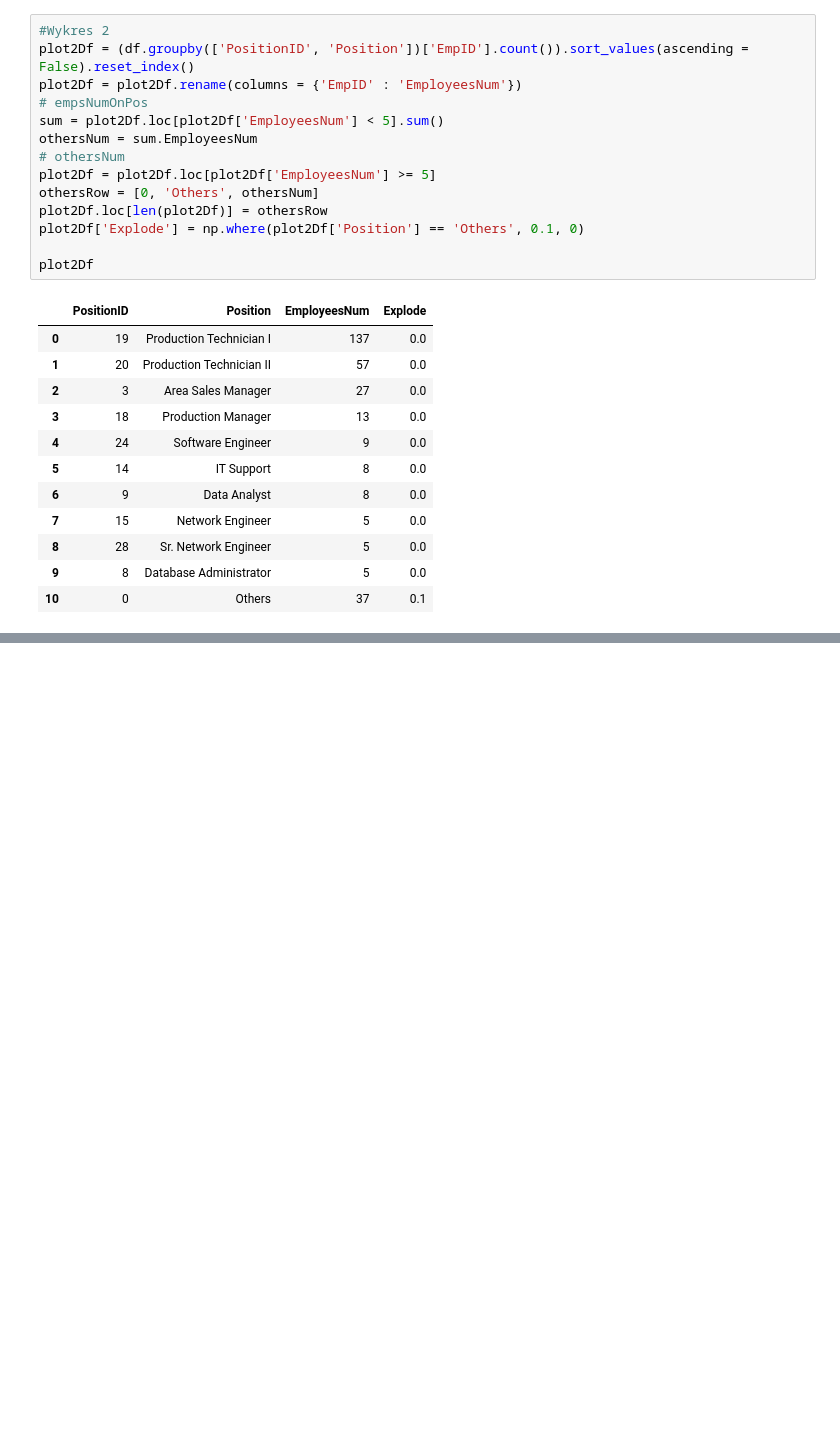
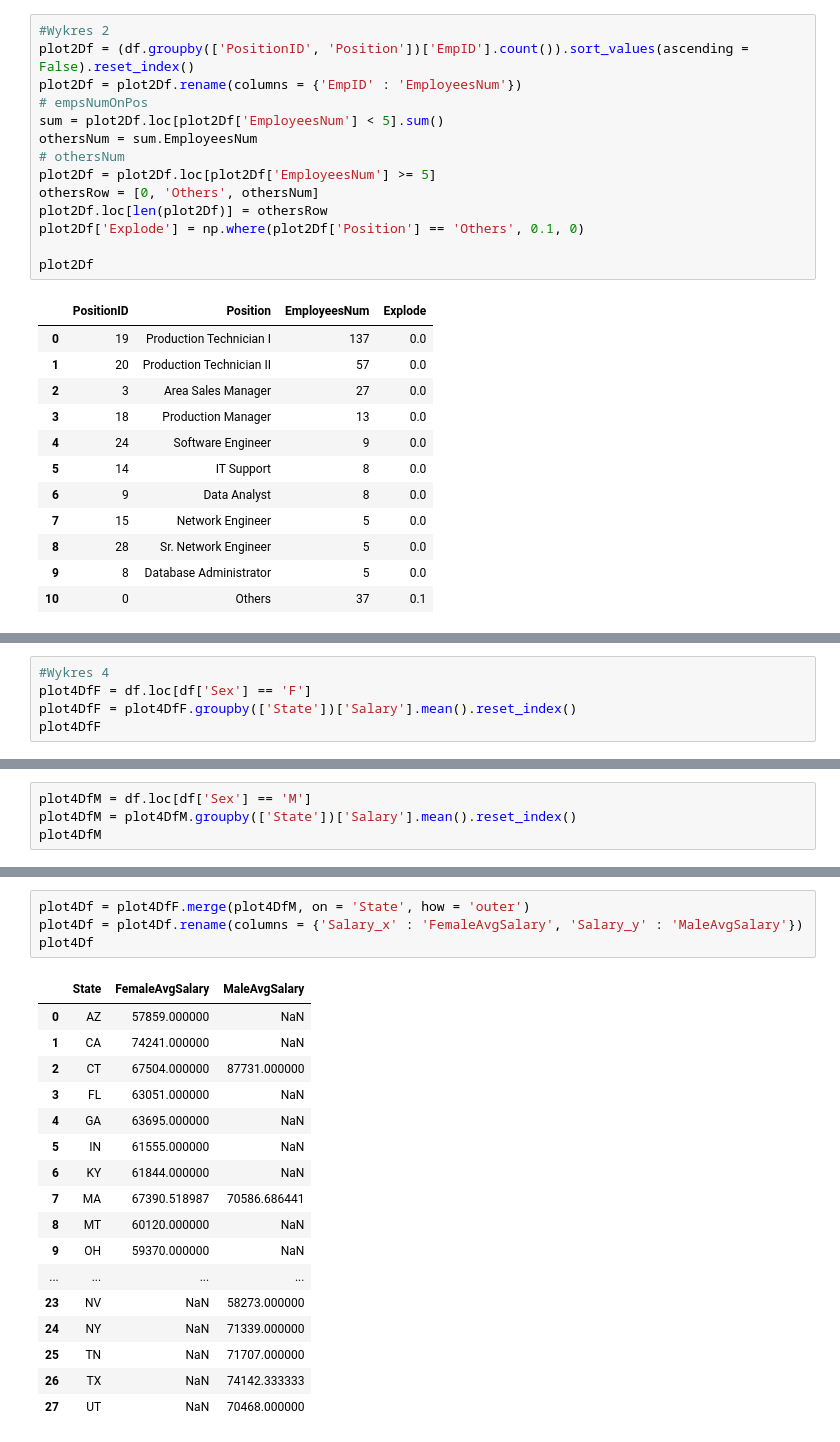
Before and after one commit to wkabatc/inwd-project, a Jupyter notebook: inwd_projekt.ipynb, the cells around one changed output, grey strips where cells are left out. Drawn from its saved outputs; the diff is of its cells as text; blank space fills up the shorter version.

Commit message:
Czwarty wykres gotowy

```diff
--- a/inwd_projekt.ipynb
+++ b/inwd_projekt.ipynb
@@ -201,2 +235,7 @@ plot3.show()
 # %% [output]
 [interactive output not drawn]
+# %%
+#Wykres 4
+plot4DfF = df.loc[df['Sex'] == 'F']
+plot4DfF = plot4DfF.groupby(['State'])['Salary'].mean().reset_index()
+plot4DfF
@@ -202,0 +260,4 @@ plot3.show()
+# %%
+plot4DfM = df.loc[df['Sex'] == 'M']
+plot4DfM = plot4DfM.groupby(['State'])['Salary'].mean().reset_index()
+plot4DfM
@@ -202,0 +280,22 @@ plot3.show()
+# %%
+plot4Df = plot4DfF.merge(plot4DfM, on = 'State', how = 'outer')
+plot4Df = plot4Df.rename(columns = {'Salary_x' : 'FemaleAvgSalary', 'Salary_y' : 'MaleAvgSalary'})
+plot4Df
+# %% [output]
+|  | State | FemaleAvgSalary | MaleAvgSalary |
+| 0 | AZ | 57859.000000 | NaN |
+| 1 | CA | 74241.000000 | NaN |
+| 2 | CT | 67504.000000 | 87731.000000 |
+| 3 | FL | 63051.000000 | NaN |
+| 4 | GA | 63695.000000 | NaN |
+| 5 | IN | 61555.000000 | NaN |
+| 6 | KY | 61844.000000 | NaN |
+| 7 | MA | 67390.518987 | 70586.686441 |
+| 8 | MT | 60120.000000 | NaN |
+| 9 | OH | 59370.000000 | NaN |
+| ... | ... | ... | ... |
+| 23 | NV | NaN | 58273.000000 |
+| 24 | NY | NaN | 71339.000000 |
+| 25 | TN | NaN | 71707.000000 |
+| 26 | TX | NaN | 74142.333333 |
+| 27 | UT | NaN | 70468.000000 |
```
Also changed, not shown: parts of 15 cells of this notebook.
